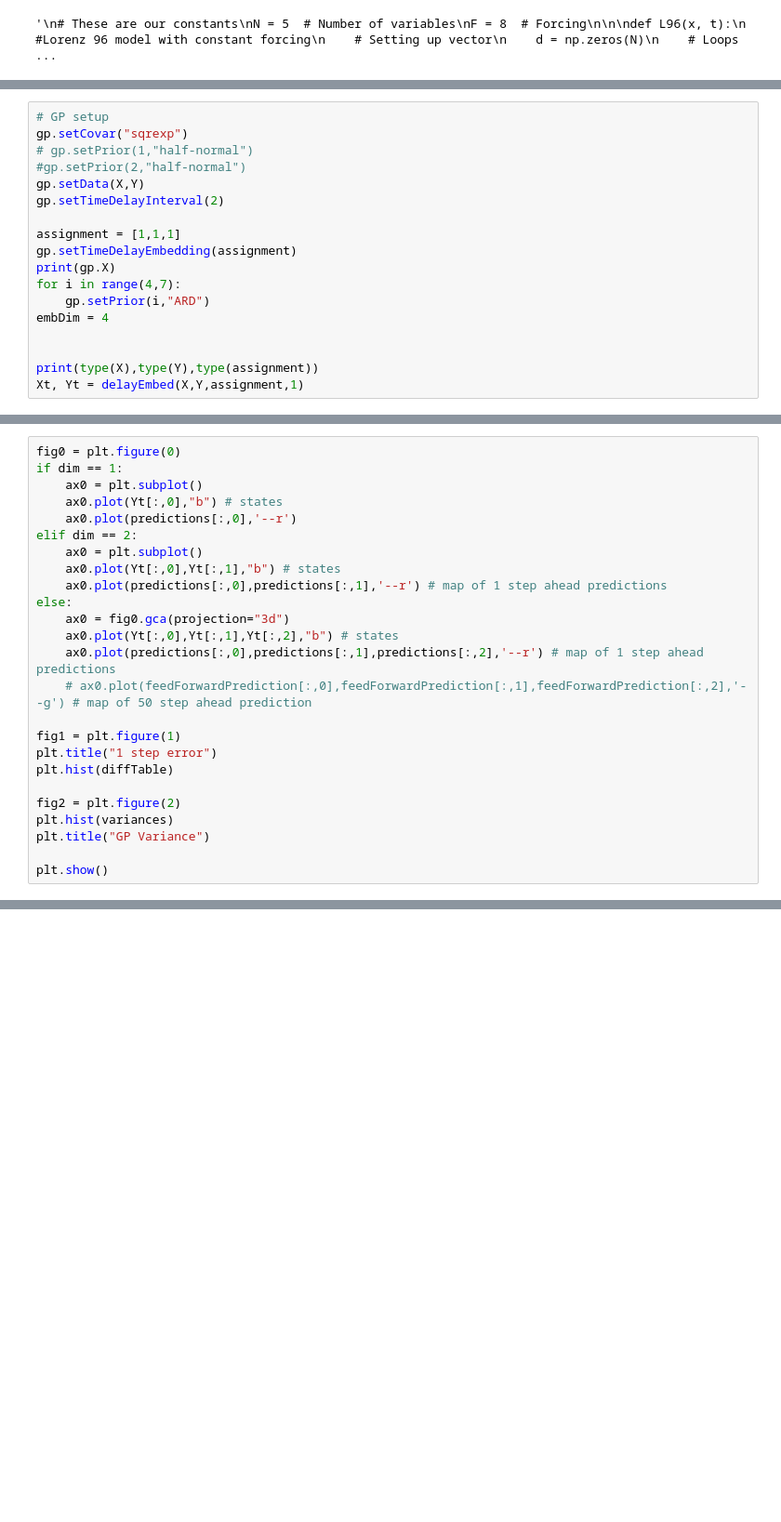
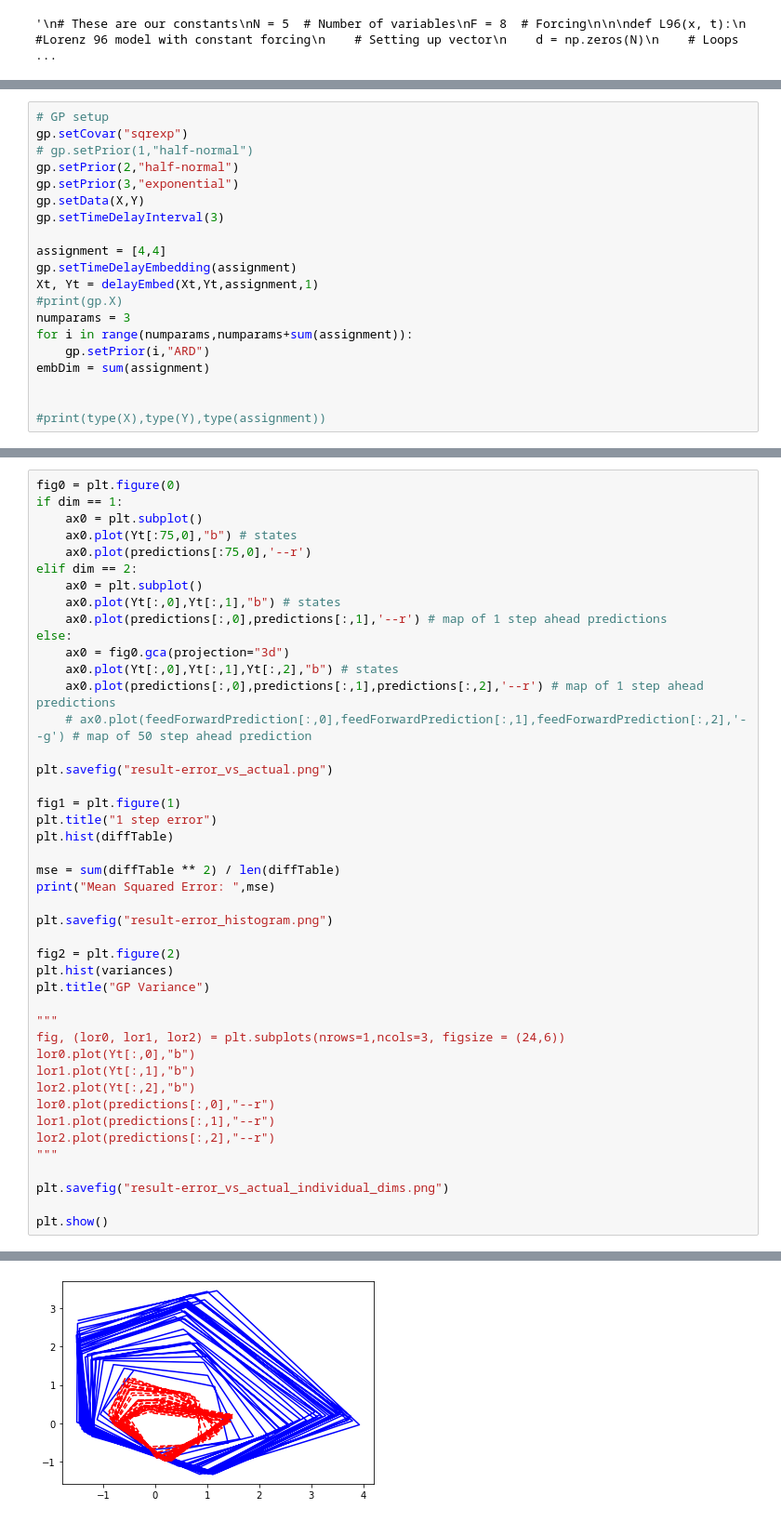
Before and after one commit to kenflat2/Nonlinear-Regression, a Jupyter notebook: GP Experimenter.ipynb, the cells around one changed output, grey strips where cells are left out. Shown at 93% size. Cells and saved outputs as stored; diff of their text form; blank space fills up the shorter version.

```diff
--- a/GP Experimenter.ipynb
+++ b/GP Experimenter.ipynb
@@ -237,20 +297,22 @@ IndexError: index 1 is out of bounds for axis 1 with size 1
 # GP setup
 gp.setCovar("sqrexp")
 # gp.setPrior(1,"half-normal")
-#gp.setPrior(2,"half-normal")
+gp.setPrior(2,"half-normal")
+gp.setPrior(3,"exponential")
 gp.setData(X,Y)
-gp.setTimeDelayInterval(2)
+gp.setTimeDelayInterval(3)
 
-assignment = [1,1,1]
+assignment = [4,4]
 gp.setTimeDelayEmbedding(assignment)
-print(gp.X)
-for i in range(4,7):
+Xt, Yt = delayEmbed(Xt,Yt,assignment,1)
+#print(gp.X)
+numparams = 3
+for i in range(numparams,numparams+sum(assignment)):
     gp.setPrior(i,"ARD")
-embDim = 4
+embDim = sum(assignment)
 
 
-print(type(X),type(Y),type(assignment))
-Xt, Yt = delayEmbed(X,Y,assignment,1)
+#print(type(X),type(Y),type(assignment))
 # %% [output]
 Prior dict  {0: 'none', 1: 'none', 2: 'none'}
 Covariance function set to  sqrexp
@@ -326,8 +393,8 @@ for i in range(n-1):
 fig0 = plt.figure(0)
 if dim == 1:
     ax0 = plt.subplot()
-    ax0.plot(Yt[:,0],"b") # states
-    ax0.plot(predictions[:,0],'--r')
+    ax0.plot(Yt[:75,0],"b") # states
+    ax0.plot(predictions[:75,0],'--r')
 elif dim == 2:
     ax0 = plt.subplot()
     ax0.plot(Yt[:,0],Yt[:,1],"b") # states
@@ -338,12 +405,32 @@ else:
     ax0.plot(predictions[:,0],predictions[:,1],predictions[:,2],'--r') # map of 1 step ahead predictions
     # ax0.plot(feedForwardPrediction[:,0],feedForwardPrediction[:,1],feedForwardPrediction[:,2],'--g') # map of 50 step ahead prediction
 
+plt.savefig("result-error_vs_actual.png")
+
 fig1 = plt.figure(1)
 plt.title("1 step error")
 plt.hist(diffTable)
+
+mse = sum(diffTable ** 2) / len(diffTable)
+print("Mean Squared Error: ",mse)
+
+plt.savefig("result-error_histogram.png")
 
 fig2 = plt.figure(2)
 plt.hist(variances)
 plt.title("GP Variance")
 
+"""
+fig, (lor0, lor1, lor2) = plt.subplots(nrows=1,ncols=3, figsize = (24,6))
+lor0.plot(Yt[:,0],"b")
+lor1.plot(Yt[:,1],"b")
+lor2.plot(Yt[:,2],"b")
+lor0.plot(predictions[:,0],"--r")
+lor1.plot(predictions[:,1],"--r")
+lor2.plot(predictions[:,2],"--r")
+"""
+
+plt.savefig("result-error_vs_actual_individual_dims.png")
+
 plt.show()
+# %% [output]
@@ -349,0 +438 @@ plt.show()
+[figure, added]
```
Also changed, not shown: parts of 13 cells of this notebook, 4 other files.
